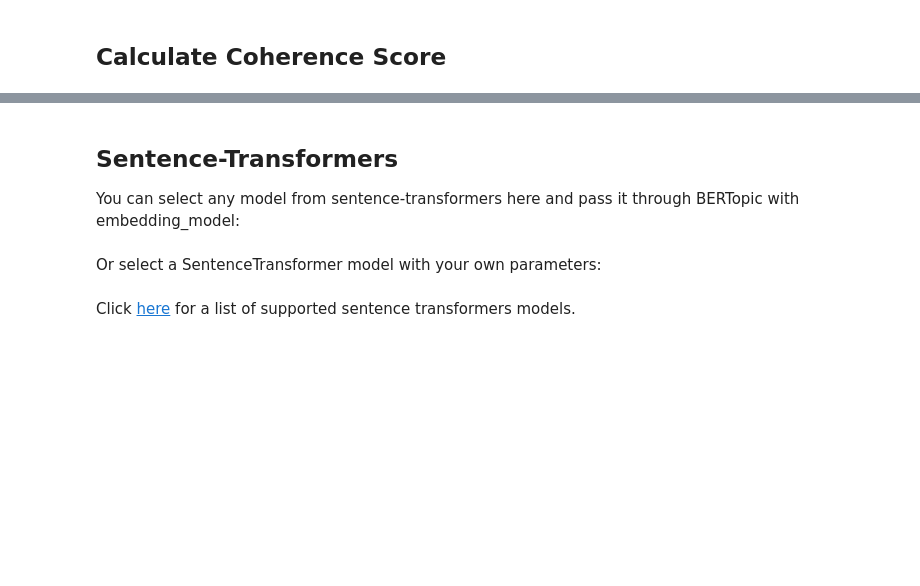
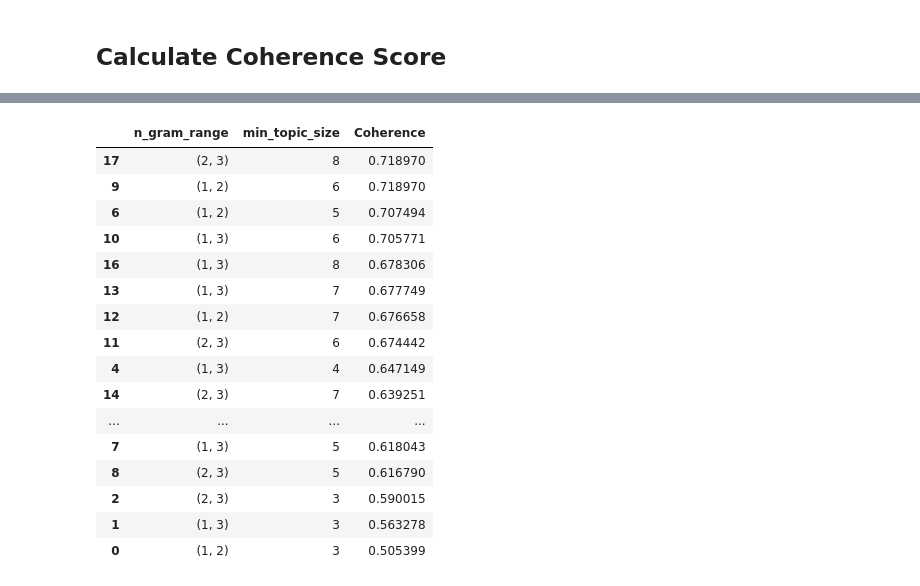
Before and after one commit to bellaachang/UW-Pharm-NLP, a Jupyter notebook: marlon_BERTopic_colab.ipynb, the cells around one changed output, grey strips where cells are left out. Drawn from its saved outputs; the diff is of its cells as text; code cells hidden in the pictures; blank space fills up the shorter version.

Commit message:
added second loop for coherence optimization

```diff
--- a/marlon_BERTopic_colab.ipynb
+++ b/marlon_BERTopic_colab.ipynb
@@ -173,27 +147,29 @@ get_coherence(topic_model)
 min_topic_size_min = 3
 min_topic_size_max = 8
 
-min_n_gram_range = 1
-max_n_gram_range = 3
+
+n_gram_ranges = [(1, 2), (1, 3), (2, 3)]
+#min_n_gram_range = 1
+#max_n_gram_range = 3
 
 model_results = {
-                  #'Validation_Set': [],
-                  #'Topics': [],
-                  #'Alpha': [],
+                  'n_gram_range': [],
                   'min_topic_size': [],
                   'Coherence': []
                 }
 
 for min_topic_size in range(min_topic_size_min, min_topic_size_max + 1):
-  vectorizer_model = CountVectorizer(ngram_range=(1, 3), stop_words="english")
-  topic_model = BERTopic(language="english",
-                        calculate_probabilities=True,
-                        verbose=False,
-                        min_topic_size=min_topic_size,
-                        n_gram_range = (1, 2),
-                        vectorizer_model=vectorizer_model)
-  topics, probs = topic_model.fit_transform(corpus_1)
-  model_results['min_topic_size'].append(min_topic_size)
-  model_results['Coherence'].append(get_coherence(topic_model))
+  for n_gram_range in n_gram_ranges:
+    vectorizer_model = CountVectorizer(ngram_range=(1, 3), stop_words="english")
+    topic_model = BERTopic(language="english",
+                          calculate_probabilities=True,
+                          verbose=False,
+                          min_topic_size=min_topic_size,
+                          n_gram_range = n_gram_ranges,
+                          vectorizer_model=vectorizer_model)
+    topics, probs = topic_model.fit_transform(corpus_1)
+    model_results['n_gram_range'].append(n_gram_range)
+    model_results['min_topic_size'].append(min_topic_size)
+    model_results['Coherence'].append(get_coherence(topic_model))
 
 model_results = pd.DataFrame(model_results)
@@ -417,3 +175,0 @@ The parameter `embedding_model` takes in a string pointing to a sentence-transfo
-# %% [markdown]
-## Sentence-Transformers
-You can select any model from sentence-transformers here and pass it through BERTopic with embedding_model:
@@ -422,2 +175,0 @@ topic_model = BERTopic(embedding_model="xlm-r-bert-base-nli-stsb-mean-tokens")
-# %% [markdown]
-Or select a SentenceTransformer model with your own parameters:
@@ -429,2 +176,20 @@ topic_model = BERTopic(embedding_model=sentence_model, verbose=True)
-# %% [markdown]
-Click [here](https://www.sbert.net/docs/pretrained_models.html) for a list of supported sentence transformers models.
+# %%
+model_results.sort_values('Coherence', ascending=False)
+# %% [output]
+|  | n_gram_range | min_topic_size | Coherence |
+| 17 | (2, 3) | 8 | 0.718970 |
+| 9 | (1, 2) | 6 | 0.718970 |
+| 6 | (1, 2) | 5 | 0.707494 |
+| 10 | (1, 3) | 6 | 0.705771 |
+| 16 | (1, 3) | 8 | 0.678306 |
+| 13 | (1, 3) | 7 | 0.677749 |
+| 12 | (1, 2) | 7 | 0.676658 |
+| 11 | (2, 3) | 6 | 0.674442 |
+| 4 | (1, 3) | 4 | 0.647149 |
+| 14 | (2, 3) | 7 | 0.639251 |
+| ... | ... | ... | ... |
+| 7 | (1, 3) | 5 | 0.618043 |
+| 8 | (2, 3) | 5 | 0.616790 |
+| 2 | (2, 3) | 3 | 0.590015 |
+| 1 | (1, 3) | 3 | 0.563278 |
+| 0 | (1, 2) | 3 | 0.505399 |
```
Also changed, not shown: parts of 53 cells of this notebook.
